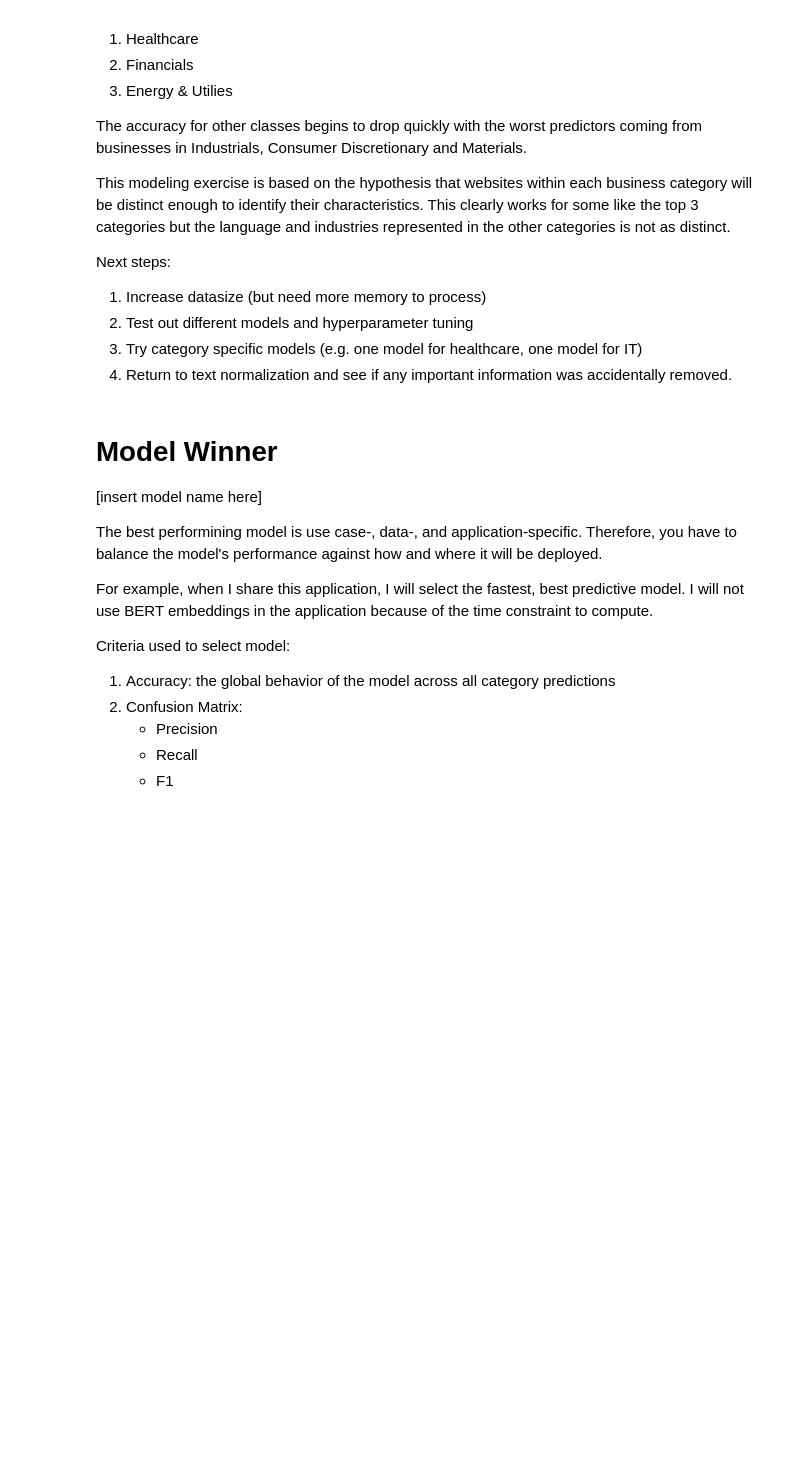
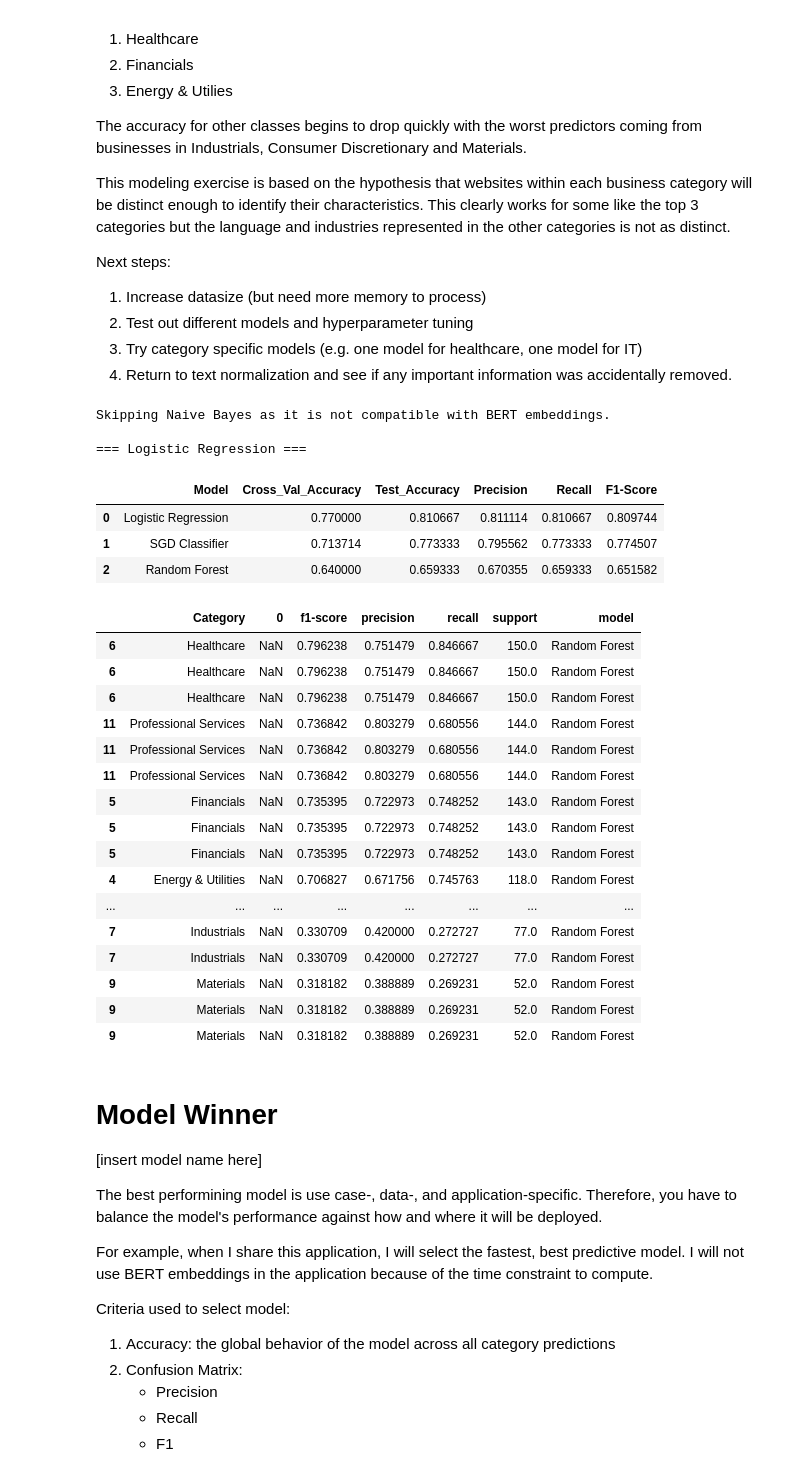
Before and after one commit to meganrashid/sqlite_to_analysis_app, a Jupyter notebook: model/model_dev.ipynb, the cells around one changed output. Saved outputs shown, nothing was run; the diff lists cells and outputs as text; code cells hidden in the pictures; blank space fills up the shorter version.

Commit message:
run distilbert embeddings; save to disk; run models

```diff
--- a/model/model_dev.ipynb
+++ b/model/model_dev.ipynb
@@ -396,11 +378,16 @@ Next steps:
 3. Try category specific models (e.g. one model for healthcare, one model for IT)
 4. Return to text normalization and see if any important information was accidentally removed.
 # %%
-# Store DistilBERT results
+# Store BERT results
 bert_results = []
+bert_report_list=[]
 
 # Iterate over models using the precomputed BERT embeddings
 for model_name, model in models.items():
+    if isinstance(model, MultinomialNB): # MultinomialNB requires non-negative input values but embeddings can include negative values
+        print(f"Skipping {model_name} as it is not compatible with BERT embeddings.")
+        continue
+
     print(f"\n=== {model_name} ===")
 
     # Train the model using precomputed BERT embeddings
@@ -414,6 +401,18 @@ for model_name, model in models.items():
     bert_accuracy = accuracy_score(y_test, y_pred_bert)
     bert_report = classification_report(y_test, y_pred_bert, target_names=label_encoder.classes_, output_dict=True)
 
+
+    bert_df = pd.DataFrame([bert_report]).T
+    bert_df = bert_df.reset_index().rename(columns={'index':'Category'})
+    bert_df_report = bert_df[0].apply(pd.Series)
+
+    bert_final = pd.merge(bert_df['Category'], bert_df_report, left_index=True,right_index=True)
+
+    # filter dataframe
+    bert_clean = bert_final.loc[(bert_final['Category']!='weighted avg') & (bert_final['Category']!='macro avg') & (bert_final['Category']!='accuracy')]
+    bert_clean['model']=model_name
+    bert_report_list.append(bert_clean)
+
     # Append BERT results to the results list
     bert_results.append({
         'Model': model_name,
@@ -426,10 +425,40 @@ for model_name, model in models.items():
 
 # Convert BERT results to DataFrame
 bert_results_df = pd.DataFrame(bert_results)
-print("DistilBERT Results:")
+print("BERT Results:")
 print(bert_results_df)
+# %% [output]
+Skipping Naive Bayes as it is not compatible with BERT embeddings.
+
+=== Logistic Regression ===
 # %%
 bert_results_df
+# %% [output]
+|  | Model | Cross_Val_Accuracy | Test_Accuracy | Precision | Recall | F1-Score |
+| 0 | Logistic Regression | 0.770000 | 0.810667 | 0.811114 | 0.810667 | 0.809744 |
+| 1 | SGD Classifier | 0.713714 | 0.773333 | 0.795562 | 0.773333 | 0.774507 |
+| 2 | Random Forest | 0.640000 | 0.659333 | 0.670355 | 0.659333 | 0.651582 |
+# %%
+dbert_df = pd.concat(bert_report_list)
+dbert_df.sort_values(by=['model','f1-score'], ascending=False)
+# %% [output]
+|  | Category | 0 | f1-score | precision | recall | support | model |
+| 6 | Healthcare | NaN | 0.796238 | 0.751479 | 0.846667 | 150.0 | Random Forest |
+| 6 | Healthcare | NaN | 0.796238 | 0.751479 | 0.846667 | 150.0 | Random Forest |
+| 6 | Healthcare | NaN | 0.796238 | 0.751479 | 0.846667 | 150.0 | Random Forest |
+| 11 | Professional Services | NaN | 0.736842 | 0.803279 | 0.680556 | 144.0 | Random Forest |
+| 11 | Professional Services | NaN | 0.736842 | 0.803279 | 0.680556 | 144.0 | Random Forest |
+| 11 | Professional Services | NaN | 0.736842 | 0.803279 | 0.680556 | 144.0 | Random Forest |
+| 5 | Financials | NaN | 0.735395 | 0.722973 | 0.748252 | 143.0 | Random Forest |
+| 5 | Financials | NaN | 0.735395 | 0.722973 | 0.748252 | 143.0 | Random Forest |
+| 5 | Financials | NaN | 0.735395 | 0.722973 | 0.748252 | 143.0 | Random Forest |
+| 4 | Energy & Utilities | NaN | 0.706827 | 0.671756 | 0.745763 | 118.0 | Random Forest |
+| ... | ... | ... | ... | ... | ... | ... | ... |
+| 7 | Industrials | NaN | 0.330709 | 0.420000 | 0.272727 | 77.0 | Random Forest |
+| 7 | Industrials | NaN | 0.330709 | 0.420000 | 0.272727 | 77.0 | Random Forest |
+| 9 | Materials | NaN | 0.318182 | 0.388889 | 0.269231 | 52.0 | Random Forest |
+| 9 | Materials | NaN | 0.318182 | 0.388889 | 0.269231 | 52.0 | Random Forest |
+| 9 | Materials | NaN | 0.318182 | 0.388889 | 0.269231 | 52.0 | Random Forest |
 # %% [markdown]
 # Model Winner
 
```
Also changed, not shown: parts of 3 cells of this notebook.
